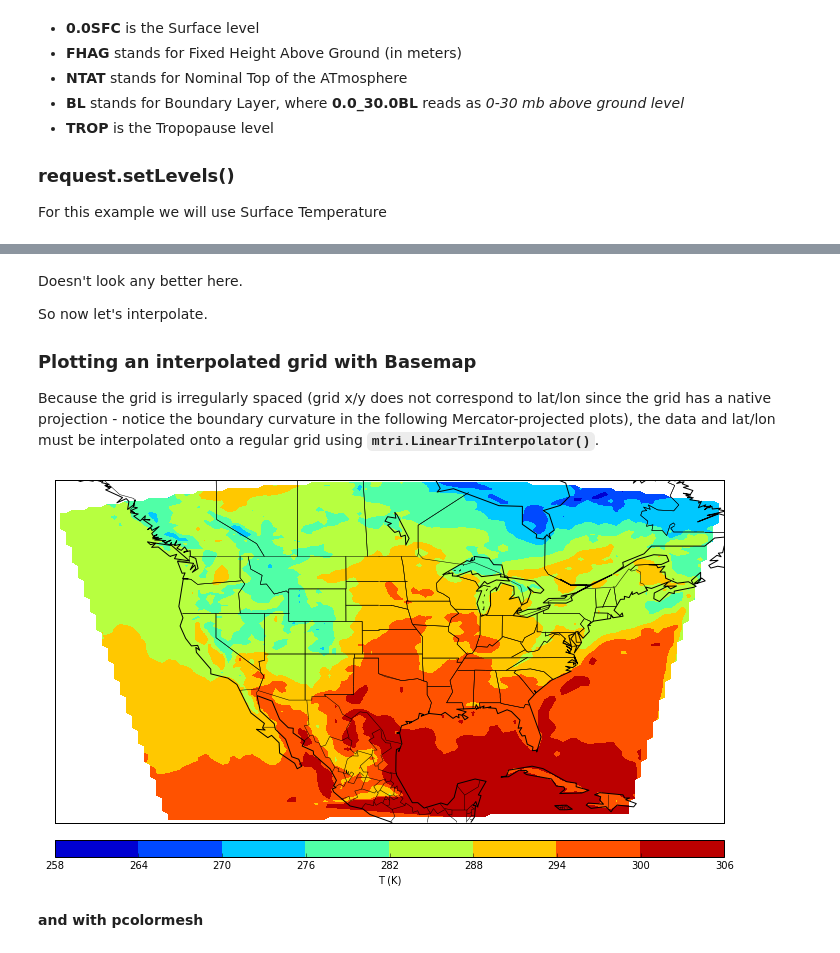
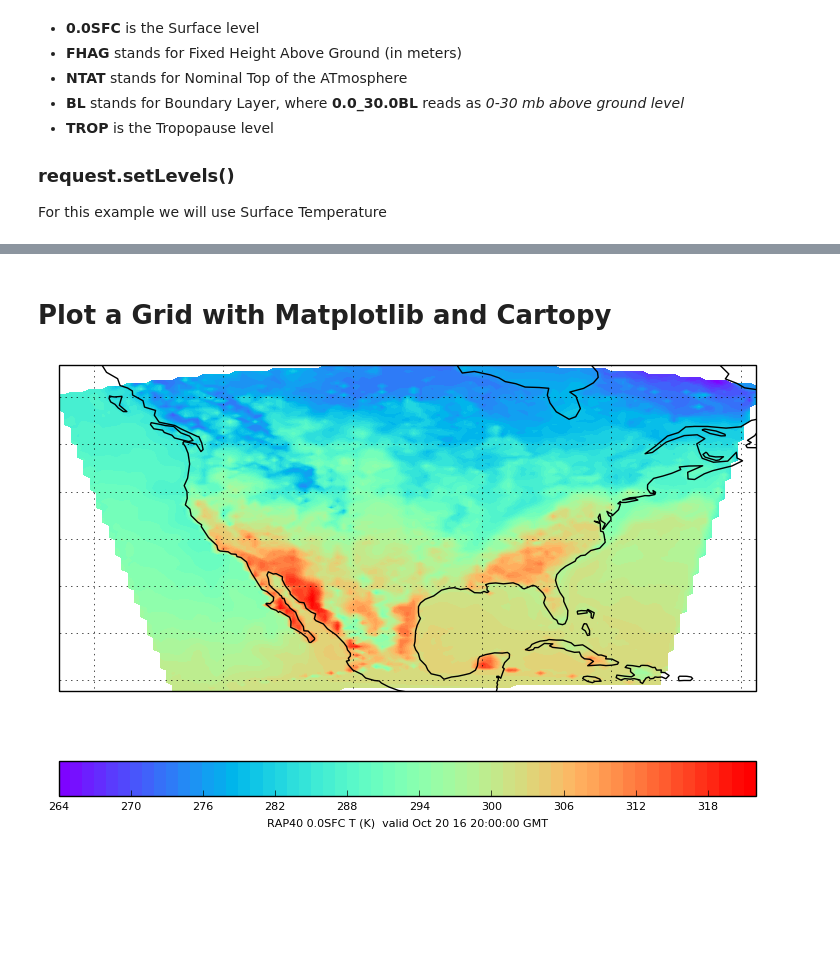
Before and after one commit to Unidata/python-awips, a Jupyter notebook: examples/notebooks/Grid_Levels_and_Parameters.ipynb, the cells around one changed output, grey strips where cells are left out. Cells and saved outputs as stored; diff of their text form; code cells hidden in the pictures; blank space fills up the shorter version.

Commit message:
modelsounding and grid notebooks updated for python3 compatability

```diff
--- a/examples/notebooks/Grid_Levels_and_Parameters.ipynb
+++ b/examples/notebooks/Grid_Levels_and_Parameters.ipynb
@@ -189,11 +180,11 @@ response = DataAccessLayer.getGridData(request, fcstRun)
 # %%
-grid = response[0]
+for grid in response:
+    data = grid.getRawData()
+    lons, lats = grid.getLatLonCoords()
+    print('Time :', str(grid.getDataTime()))
 
-data = grid.getRawData()
-
-print data.shape
-print 'Time :', cycles[-1]
-print 'Model:', grid.getLocationName()
-print 'Parm :', grid.getParameter()
-print 'Unit :', grid.getUnit()
+print('Model:', str(grid.getLocationName()))
+print('Parm :', str(grid.getParameter()))
+print('Unit :', str(grid.getUnit()))
+print(data.shape)
 # %% [output]
@@ -275,40 +210,37 @@ plt.show()
-# %% [markdown]
-Doesn't look any better here.
-
-So now let's interpolate.
-
-### Plotting an interpolated grid with Basemap
-
-Because the grid is irregularly spaced (grid x/y does not correspond to lat/lon since the grid has a native projection - notice the boundary curvature in the following Mercator-projected plots), the data and lat/lon must be interpolated onto a regular grid using **`mtri.LinearTriInterpolator()`**.
+# %% [markdown]
+# Plot a Grid with Matplotlib and Cartopy
 # %%
-plt.figure(figsize=(12, 12), dpi=100)
-map = Basemap(projection='cyl',
-      resolution = 'c',
-      llcrnrlon = lons.min(), llcrnrlat = lats.min(),
-      urcrnrlon =lons.max(), urcrnrlat = lats.max()
-)
-map.drawcoastlines()
-map.drawstates()
-map.drawcountries()
-
-x = linspace(0, map.urcrnrx, data.shape[1])
-y = linspace(0, map.urcrnry, data.shape[0])
-xx, yy = meshgrid(x, y)
-ngrid = len(x)
+%matplotlib inline
+import matplotlib.tri as mtri
+import matplotlib.pyplot as plt
+import matplotlib
+import cartopy.crs as ccrs
+import numpy as np
+ngrid = data.shape[1]
 rlons = np.repeat(np.linspace(np.min(lons), np.max(lons), ngrid),
-          ngrid).reshape(ngrid, ngrid)
+              ngrid).reshape(ngrid, ngrid)
 rlats = np.repeat(np.linspace(np.min(lats), np.max(lats), ngrid),
-          ngrid).reshape(ngrid, ngrid).T
+              ngrid).reshape(ngrid, ngrid).T
 tli = mtri.LinearTriInterpolator(mtri.Triangulation(lons.flatten(),
-          lats.flatten()), data.flatten())
+               lats.flatten()), data.flatten())
 rdata = tli(rlons, rlats)
 
-cs = map.contourf(rlons, rlats, rdata, latlon=True, vmin=data.min(), vmax=data.max())
-cbar = map.colorbar(cs,location='bottom',pad="5%")
-cbar.set_label(grid.getParameter() + " (" + grid.getUnit() + ")")
+# Create Map
+cmap = plt.get_cmap('rainbow')
+matplotlib.rcParams.update({'font.size': 8})
+plt.figure(figsize=(9, 6), dpi=100)
+ax = plt.axes(projection=ccrs.PlateCarree())
 
-plt.show()
+cs = plt.contourf(rlons, rlats, rdata, 60, cmap=cmap,
+                  transform=ccrs.PlateCarree(),
+                  vmin=rdata.min(), vmax=rdata.max())
+
+ax.gridlines()
+ax.coastlines()
+ax.set_aspect('auto', adjustable=None)
+
+cbar = plt.colorbar(orientation='horizontal')
+cbar.set_label(str(grid.getLocationName()) +" "+ str(grid.getLevel()) + " "  + str(grid.getParameter()) + " " \
+        "(" + str(grid.getUnit()) + ") " + " valid " + str(grid.getDataTime().getRefTime()) )
 # %% [output]
-[figure, old version]
+[figure, new version]
-# %% [markdown]
-**and with pcolormesh**
```
Also changed, not shown: parts of 32 cells of this notebook, 1 other file.
